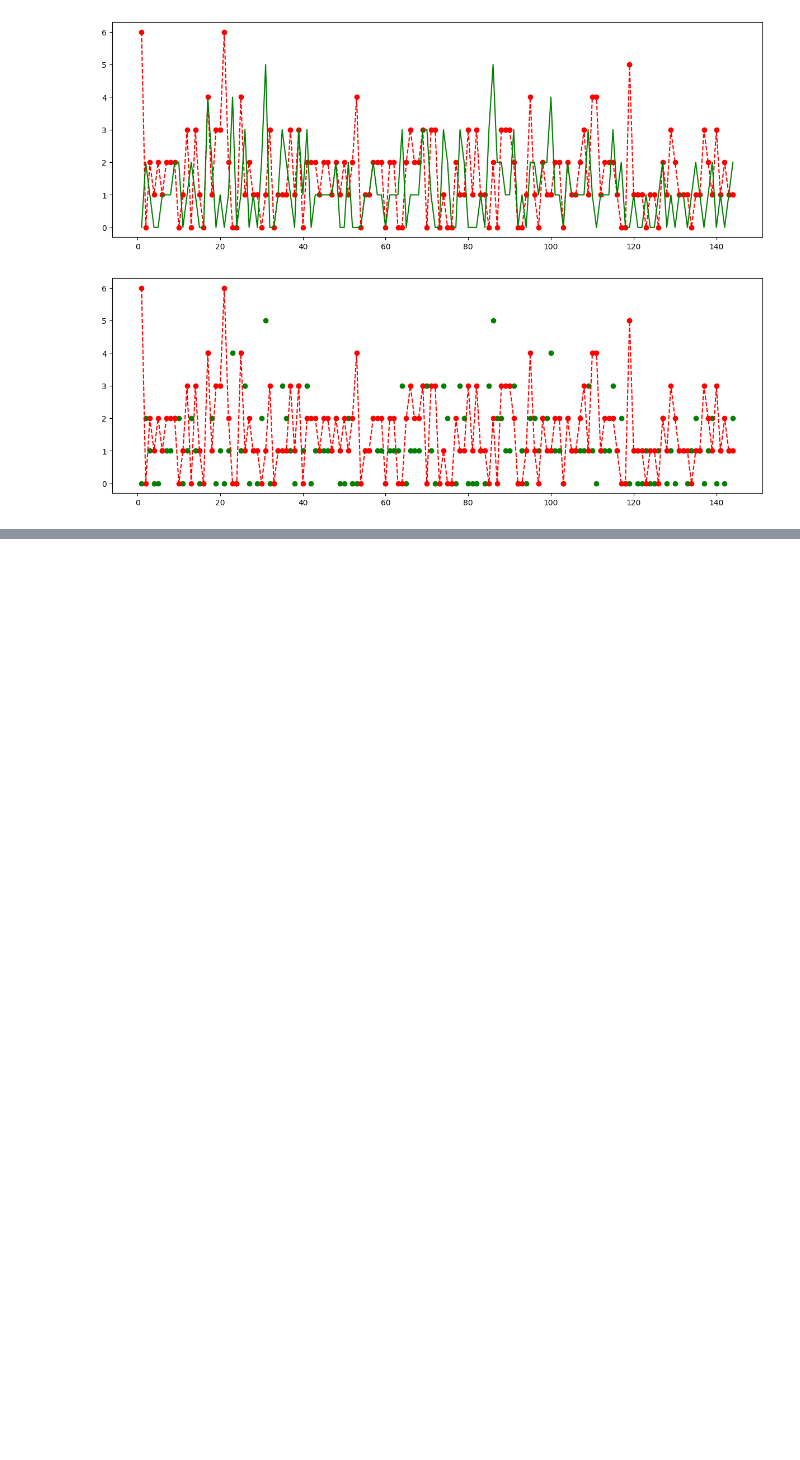
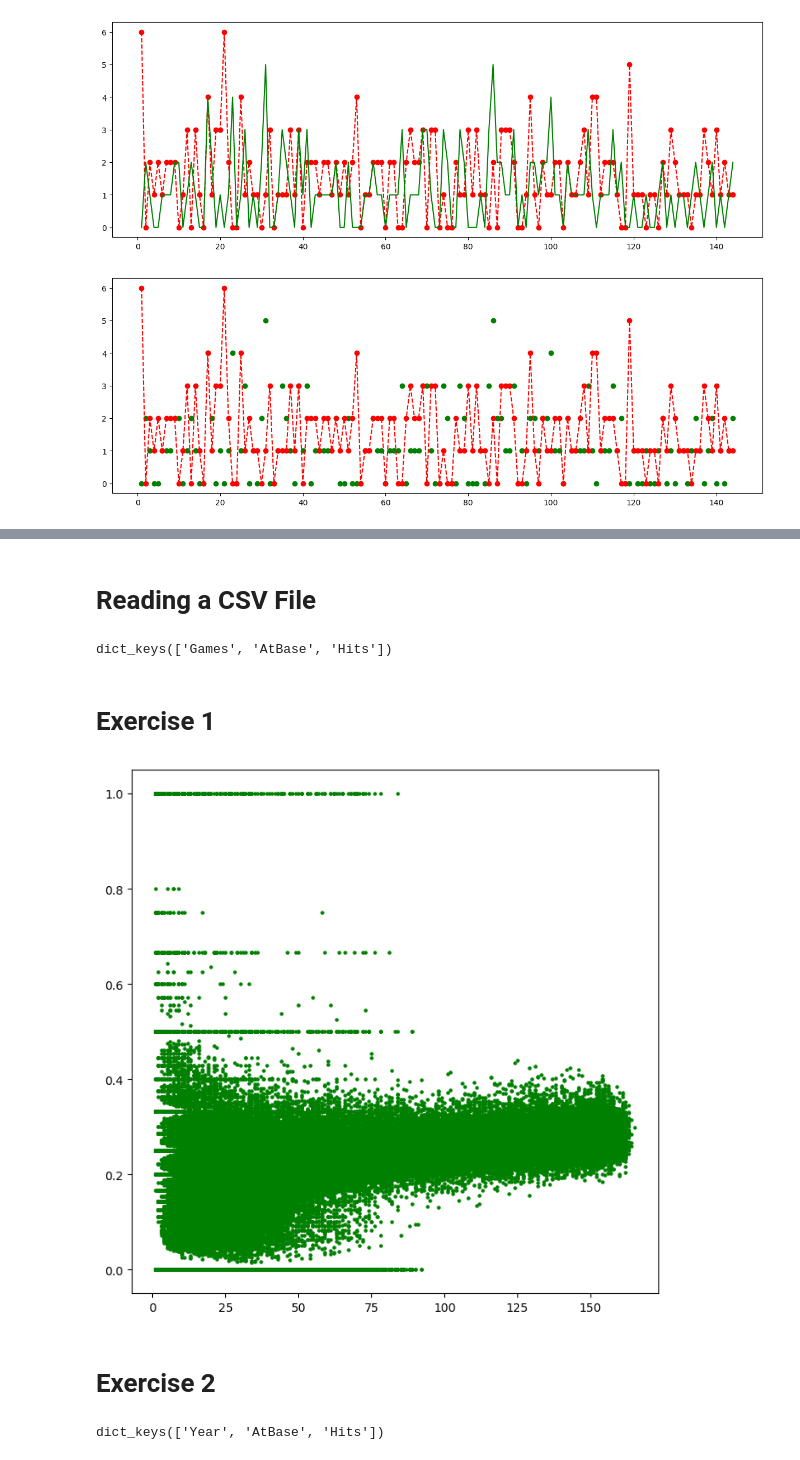
Before and after one commit to soumya-shome/My-Guide-to-Coding, a Jupyter notebook: Visualization/Code1.ipynb, the cells around one changed output, grey strips where cells are left out. Saved outputs shown, nothing was run; the diff lists cells and outputs as text; code cells hidden in the pictures; blank space fills up the shorter version.

```diff
--- a/Visualization/Code1.ipynb
+++ b/Visualization/Code1.ipynb
@@ -171,0 +198,47 @@ plt.show()
+# %% [markdown]
+# Reading a CSV File
+# %%
+def readCSV():
+    f = open("Data/Sheet1E1.csv","r")
+    data = {}
+
+    firstLine = f.readline().strip("\n").split(",")[1:]
+
+    for name in firstLine:
+        data[name] = []
+
+    for line in f:
+        processedLine = line.strip("\n").split(",")[1:]
+
+        for index in range(len(processedLine)):
+            name = firstLine[index]
+            dataPoint = int(processedLine[index])
+            data[name].append(dataPoint)
+
+    return data
+# %%
+data = readCSV()
+HPAB=[]
+print(data.keys())
+# %% [output]
+dict_keys(['Games', 'AtBase', 'Hits'])
+# %% [markdown]
+# Exercise 1
+# %%
+for i in range(len(data["Hits"])):
+    if data["AtBase"][i] == 0:
+        HPAB.append(0)
+    else:
+        HPAB.append(data["Hits"][i]/data["AtBase"][i])
+# %%
+fig = plt.figure("HPABY",figsize=(8,8))
+
+ax =fig.add_subplot(1,1,1)
+
+ax.scatter(data["Games"],HPAB,s=5,c="green")
+
+plt.show()
+# %% [output]
+[figure, added]
+# %% [markdown]
+# Exercise 2
@@ -171,0 +264,5 @@ plt.show()
+# %%
+data = readCSV2()
+print(data.keys())
+# %% [output]
+dict_keys(['Year', 'AtBase', 'Hits'])
```
Also changed, not shown: parts of 16 cells of this notebook, 11 other files.
